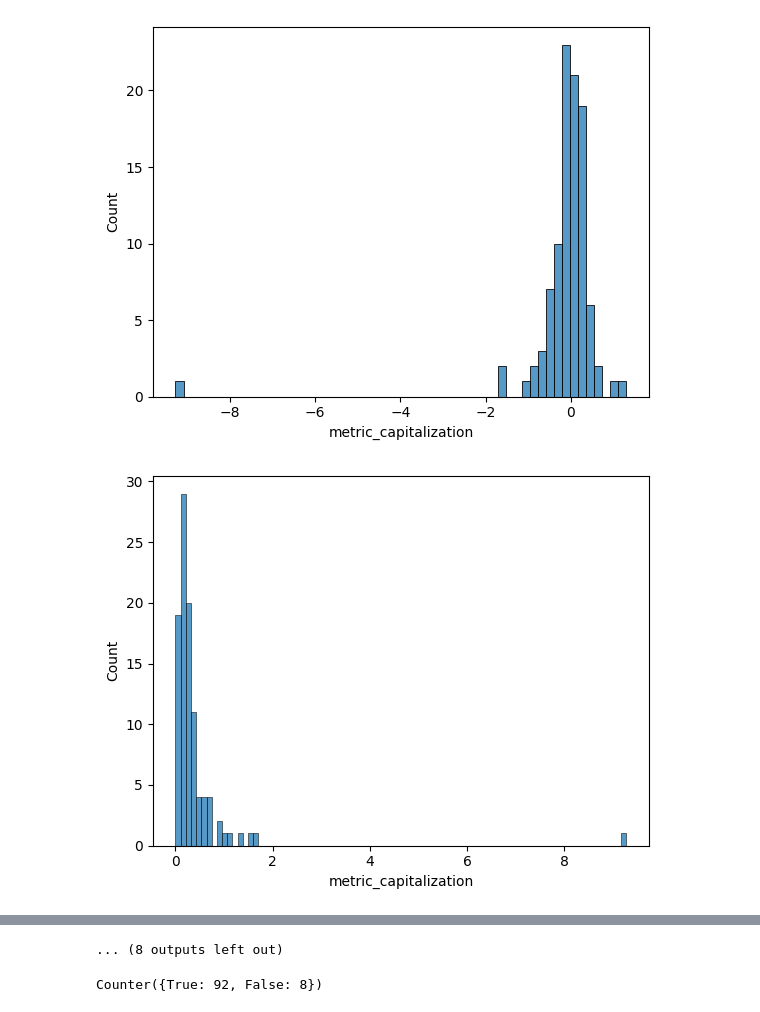
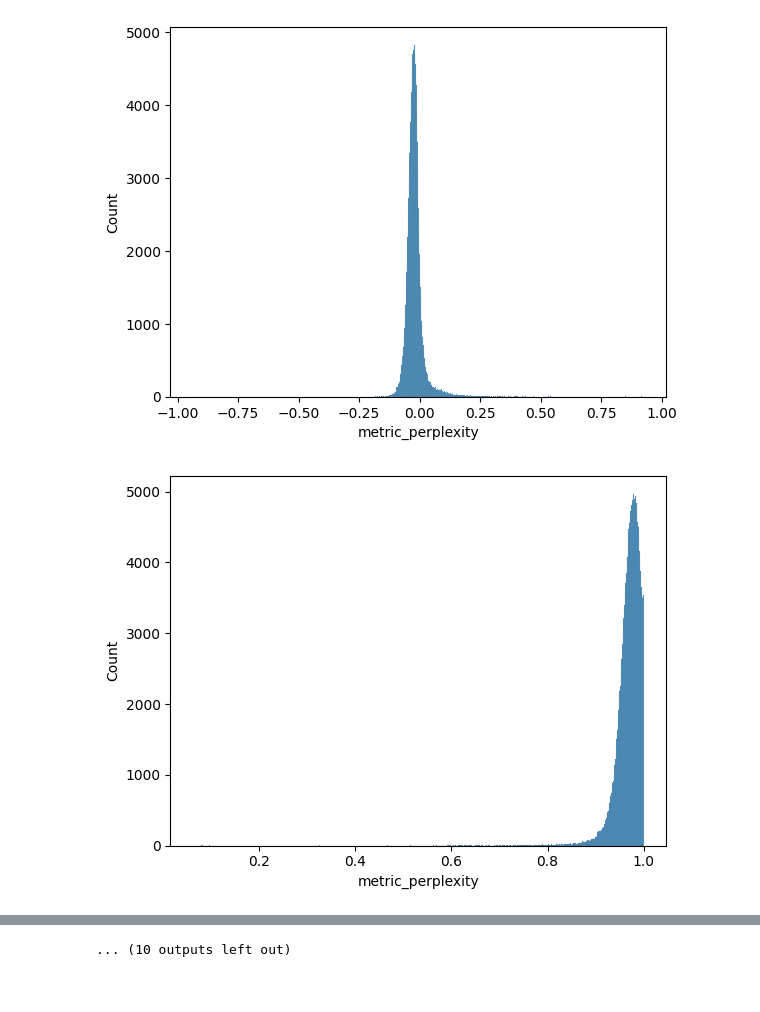
Before and after one commit to davidjurgens/human-llm-similarity, a Jupyter notebook: src/analysis/AggregateMetrics.ipynb, the cells around one changed output, grey strips where cells are left out. Cells and saved outputs as stored; diff of their text form; code cells hidden in the pictures.

```diff
--- a/src/analysis/AggregateMetrics.ipynb
+++ b/src/analysis/AggregateMetrics.ipynb
@@ -28,0 +43,2 @@ metrics['metric_perplexity'] = 1/metrics['llm_perplexity'] - 1/metrics['human_pe
+# %%
+metrics['metric_perplexity'] = (1 - 1/metrics['llm_perplexity']) - (1 - 1/metrics['human_perplexity'])
@@ -28,0 +95,2 @@ metrics['metric_perplexity'] = 1/metrics['llm_perplexity'] - 1/metrics['human_pe
+# %%
+metrics = metrics[metrics.llm_turn_3.apply(lambda x: re.sub('\s|\n|\r','',x)!='')]
@@ -114 +195,9 @@ def normalize(x, method = 'minmax', center = True, pos_scale = True):
     return x_norm
+# %%
+#min-max normalize cosine similarity (-1 to 1 scale)
+for c in ['metric_sbert','metric_luar']:
+    sns.histplot(metrics[c])
+    plt.show()
+    metrics[c] = (metrics[c]+1)/2
+    sns.histplot(metrics[c])
+    plt.show()
@@ -136,0 +227,8 @@ for c in needs_normalization:
+# %%
+# Turn RMSE to similarity with 1-x
+for c in ['metric_punctuation']:
+    sns.histplot(metrics[c])
+    plt.show()
+    metrics[c] = 1 - metrics[c]
+    sns.histplot(metrics[c])
+    plt.show()
@@ -137,22 +238,28 @@ for c in needs_normalization:
 # %%
-needs_abs_diff = ['metric_capitalization',
-                 'metric_contract_count',
-                 'metric_typo',
-                 'metric_grammar',
-                 'metric_sentiment',
-                 'metric_perplexity',
-                 'metric_politeness',
-                 'metric_formality',
-                 'metric_toxicity',
-                 'metric_readability',
+needs_abs_diff = ['metric_perplexity',
+                  'metric_typo',
+                  'metric_contract_count',
+                  'metric_capitalization',
+                  'metric_elongation',
+                  #'metric_grammar',
+                  'metric_sentiment',
+                  'metric_politeness',
+                  'metric_formality',
+                  'metric_toxicity',
+                  'metric_readability',
+                  'metric_factuality',
+                  'metric_subjectivity',
                  ]
 
 for c in needs_abs_diff:
-    sns.histplot(metrics[c])
-    plt.show()
-    metrics[c] = np.abs(metrics[c])
-    sns.histplot(metrics[c])
-    plt.show()
+    if c=='metric_toxicity':
+        metrics[c] = 1 - np.abs(metrics[c])
+    else:
+        sns.histplot(metrics[c])
+        plt.show()
+        metrics[c] = 1 - np.abs(metrics[c])
+        sns.histplot(metrics[c])
+        plt.show()
 # %% [output]
-[figure, old version]
+[figure, new version]
-[figure, old version]
+[figure, new version]
@@ -169,8 +276,4 @@ for c in needs_abs_diff:
-... (8 outputs left out)
+... (10 outputs left out)
-# %%
-Counter(metrics['metric_toxicity']<0.01)
-# %% [output]
-Counter({True: 92, False: 8})
 # %%
 'metric_end'
 
```
Also changed, not shown: parts of 45 cells of this notebook, 1 other file.
